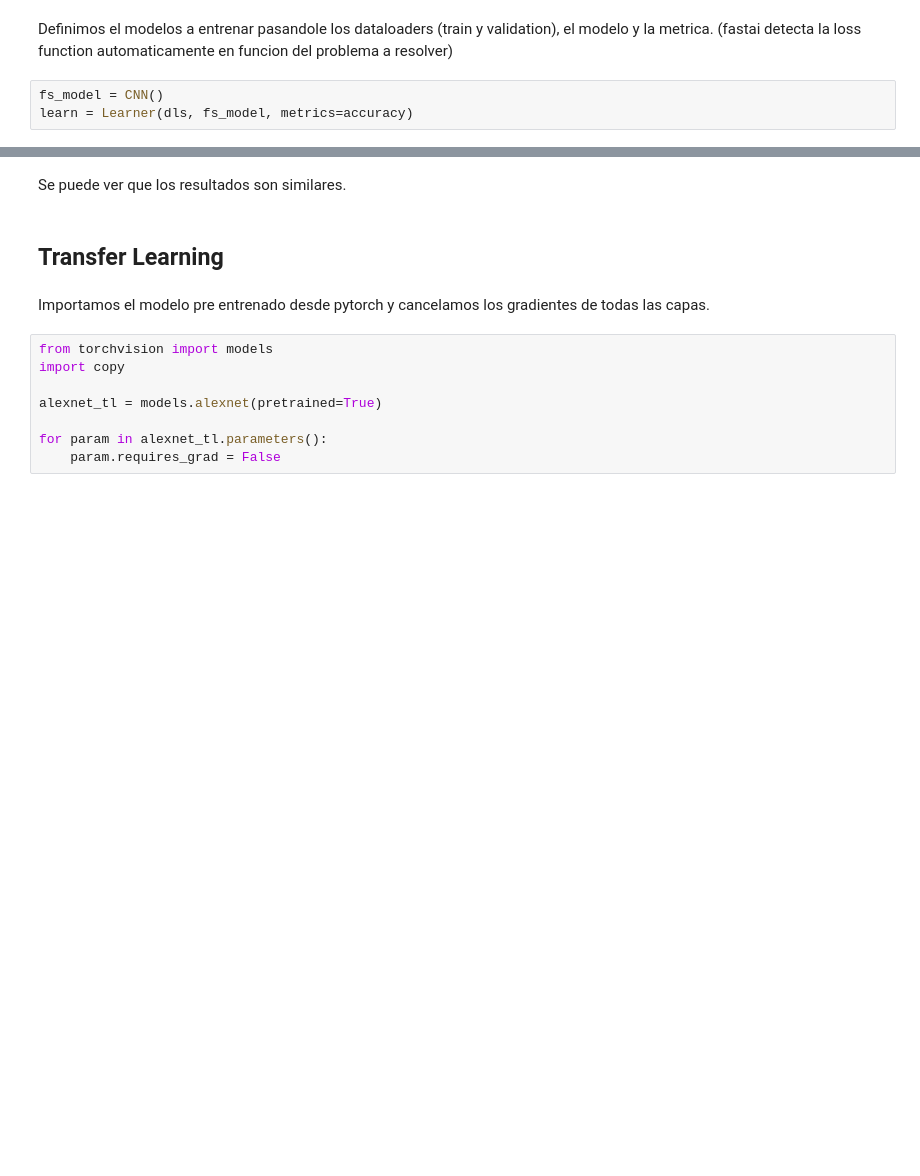
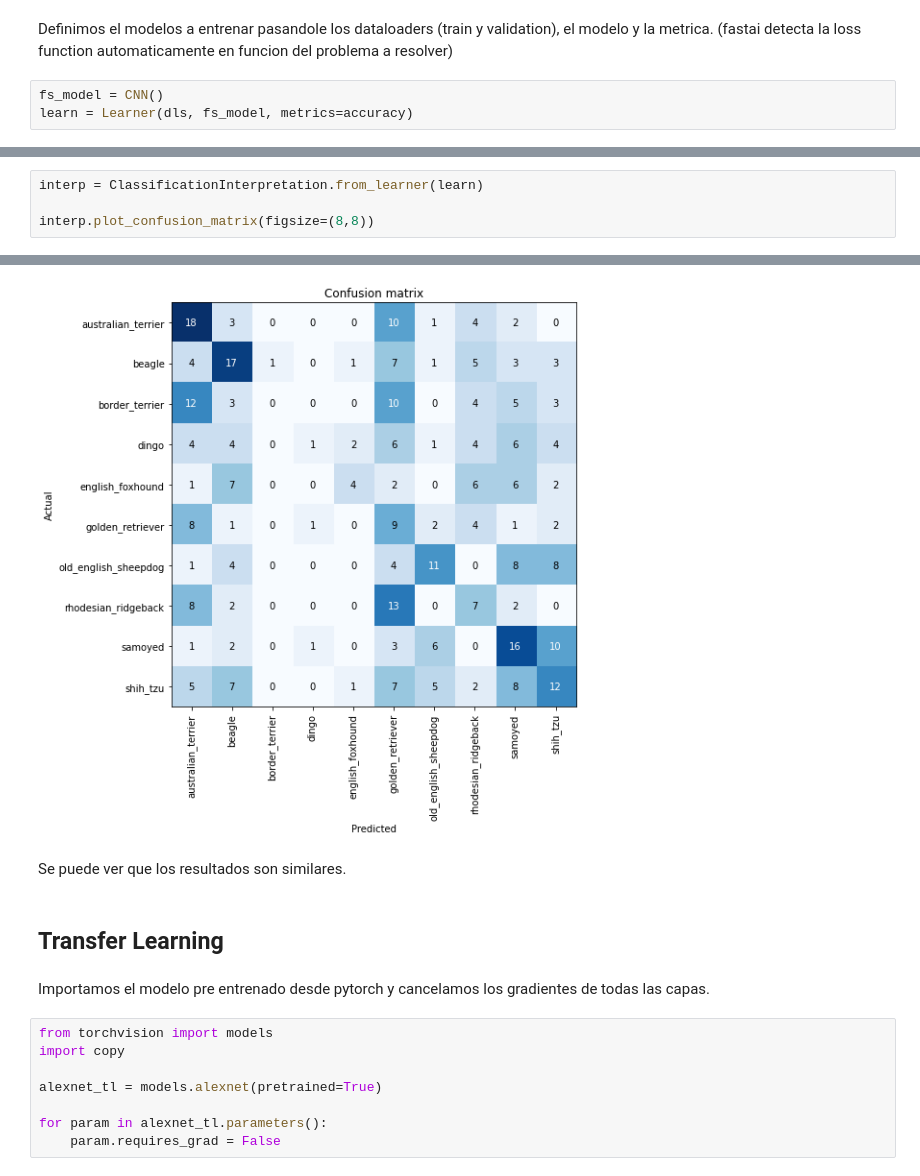
Before and after one commit to tomiambro/pytorch_end_to_end, a Jupyter notebook: pytorch_ex.ipynb, the cells around one changed output, grey strips where cells are left out. Saved outputs shown, nothing was run; the diff lists cells and outputs as text; blank space fills up the shorter version.

Commit message:
Added confusion matrix

```diff
--- a/pytorch_ex.ipynb
+++ b/pytorch_ex.ipynb
@@ -349,0 +321,5 @@ learn.fit(4, lr=lr)
+# %%
+interp = ClassificationInterpretation.from_learner(learn)
+
+interp.plot_confusion_matrix(figsize=(8,8))
+# %% [output]
@@ -350,3 +327,4 @@ learn.fit(4, lr=lr)
+[figure, added]
 # %% [markdown]
 Se puede ver que los resultados son similares.
 # %% [markdown]
```
Also changed, not shown: parts of 18 cells of this notebook.
